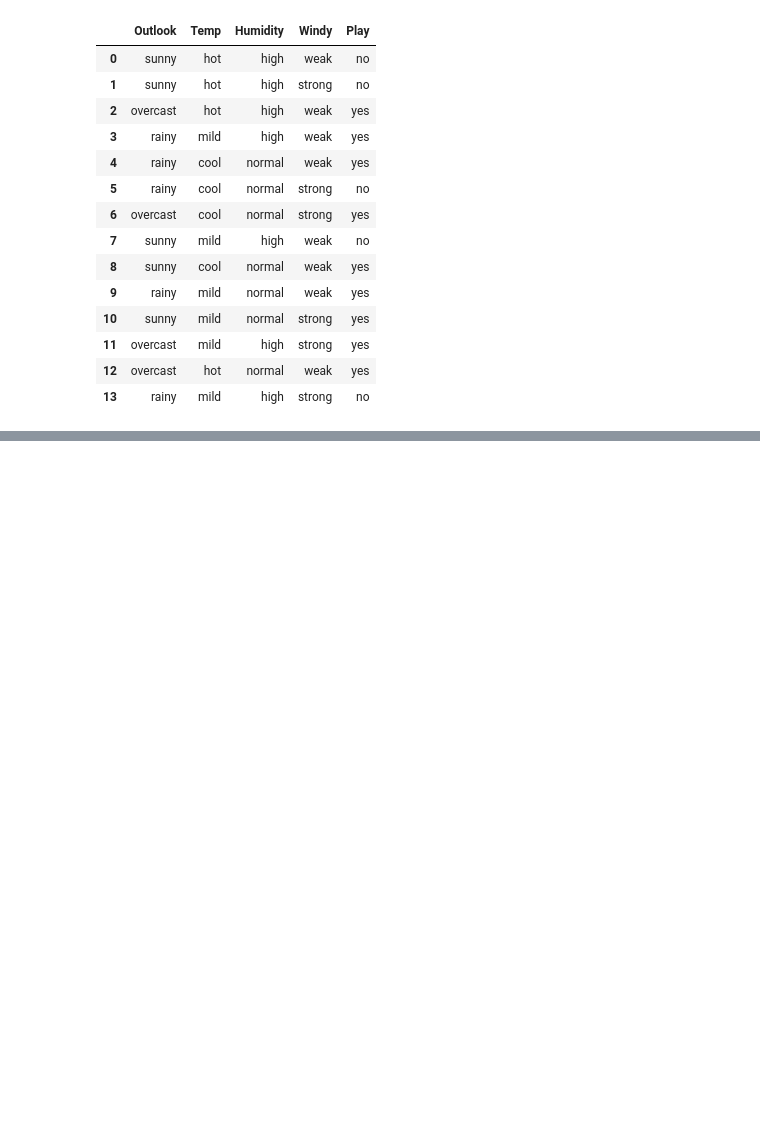
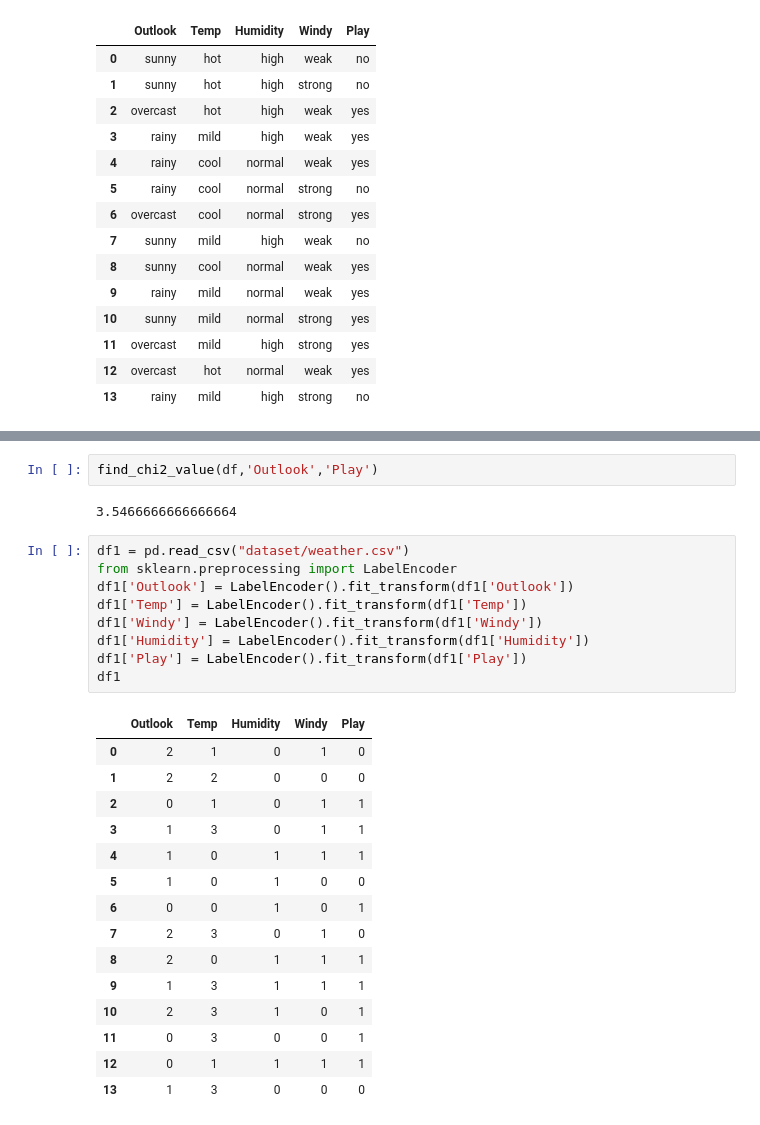
Before and after one commit to Divyam-11/Accelerated_Data_Science, a Jupyter notebook: Untitled.ipynb, the cells around one changed output, grey strips where cells are left out. Saved outputs shown, nothing was run; the diff lists cells and outputs as text; blank space fills up the shorter version.

```diff
--- a/Untitled.ipynb
+++ b/Untitled.ipynb
@@ -29,0 +38,29 @@ def find_chi2_value(df,attribute,target):
+# %%
+find_chi2_value(df,'Outlook','Play')
+# %% [output]
+3.5466666666666664
+# %%
+df1 = pd.read_csv("dataset/weather.csv")
+from sklearn.preprocessing import LabelEncoder
+df1['Outlook'] = LabelEncoder().fit_transform(df1['Outlook'])
+df1['Temp'] = LabelEncoder().fit_transform(df1['Temp'])
+df1['Windy'] = LabelEncoder().fit_transform(df1['Windy'])
+df1['Humidity'] = LabelEncoder().fit_transform(df1['Humidity'])
+df1['Play'] = LabelEncoder().fit_transform(df1['Play'])
+df1
+# %% [output]
+|  | Outlook | Temp | Humidity | Windy | Play |
+| 0 | 2 | 1 | 0 | 1 | 0 |
+| 1 | 2 | 2 | 0 | 0 | 0 |
+| 2 | 0 | 1 | 0 | 1 | 1 |
+| 3 | 1 | 3 | 0 | 1 | 1 |
+| 4 | 1 | 0 | 1 | 1 | 1 |
+| 5 | 1 | 0 | 1 | 0 | 0 |
+| 6 | 0 | 0 | 1 | 0 | 1 |
+| 7 | 2 | 3 | 0 | 1 | 0 |
+| 8 | 2 | 0 | 1 | 1 | 1 |
+| 9 | 1 | 3 | 1 | 1 | 1 |
+| 10 | 2 | 3 | 1 | 0 | 1 |
+| 11 | 0 | 3 | 0 | 0 | 1 |
+| 12 | 0 | 1 | 1 | 1 | 1 |
+| 13 | 1 | 3 | 0 | 0 | 0 |
```
Also changed, not shown: parts of 18 cells of this notebook, 2 other files.
